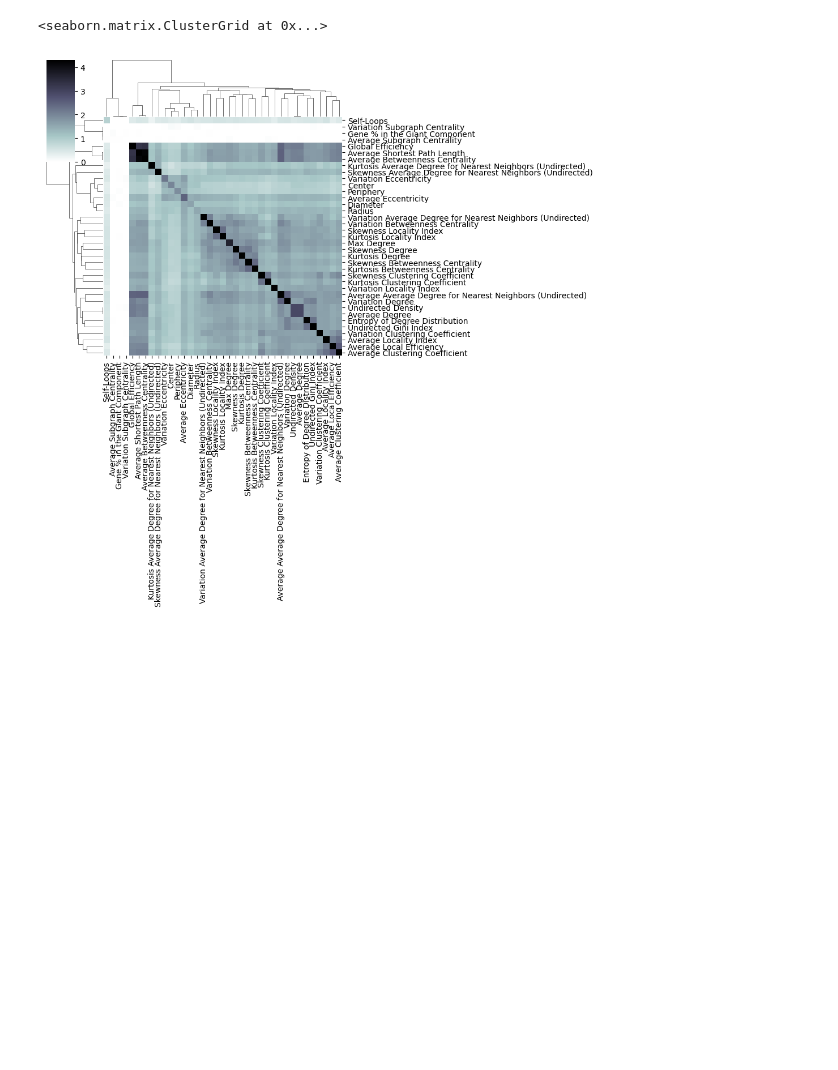
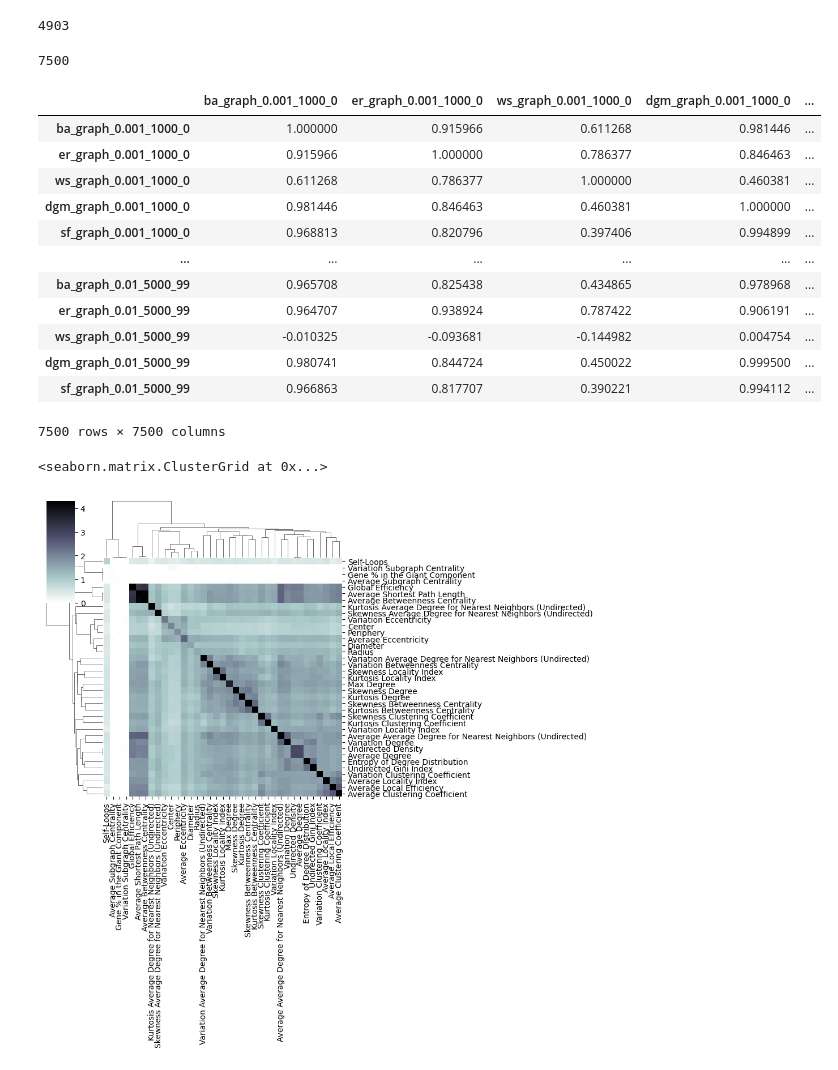
Before and after one commit to freyrelab/netective, a Jupyter notebook: Applications/synthetic_characterization.ipynb, the cells around one changed output. Saved outputs shown, nothing was run; the diff lists cells and outputs as text; code cells hidden in the pictures; blank space fills up the shorter version.

```diff
--- a/Applications/synthetic_characterization.ipynb
+++ b/Applications/synthetic_characterization.ipynb
@@ -46,0 +108,11 @@ sns.clustermap(merged_df_corr,xticklabels=True, yticklabels=True, cmap='bone_r',
+# %%
+sub_corr = merged_df[['Periphery',
+ 'Undirected Density',
+ 'Average Local Efficiency',
+ 'Average Eccentricity',
+ 'Average Degree',
+ 'Average Average Degree for Nearest Neighbors (Undirected)',
+ 'Skewness Degree',
+ 'Skewness Average Degree for Nearest Neighbors (Undirected)']].T.corr()
+
+# sns.clustermap(sub_corr,xticklabels=True, yticklabels=True, cmap='bone_r', vmin=-1, vmax=1, method='ward', metric='euclidean')
@@ -47,3 +123,27 @@ sns.clustermap(merged_df_corr,xticklabels=True, yticklabels=True, cmap='bone_r',
+# %%
+len(clusters[5])
+# %% [output]
+4903
+# %%
+sum([len(v) for k, v in clusters.items()])
+# %% [output]
+7500
+# %%
+sub_corr
+# %% [output]
+|  | ba_graph_0.001_1000_0 | er_graph_0.001_1000_0 | ws_graph_0.001_1000_0 | dgm_graph_0.001_1000_0 | ... |
+| ba_graph_0.001_1000_0 | 1.000000 | 0.915966 | 0.611268 | 0.981446 | ... |
+| er_graph_0.001_1000_0 | 0.915966 | 1.000000 | 0.786377 | 0.846463 | ... |
+| ws_graph_0.001_1000_0 | 0.611268 | 0.786377 | 1.000000 | 0.460381 | ... |
+| dgm_graph_0.001_1000_0 | 0.981446 | 0.846463 | 0.460381 | 1.000000 | ... |
+| sf_graph_0.001_1000_0 | 0.968813 | 0.820796 | 0.397406 | 0.994899 | ... |
+| ... | ... | ... | ... | ... | ... |
+| ba_graph_0.01_5000_99 | 0.965708 | 0.825438 | 0.434865 | 0.978968 | ... |
+| er_graph_0.01_5000_99 | 0.964707 | 0.938924 | 0.787422 | 0.906191 | ... |
+| ws_graph_0.01_5000_99 | -0.010325 | -0.093681 | -0.144982 | 0.004754 | ... |
+| dgm_graph_0.01_5000_99 | 0.980741 | 0.844724 | 0.450022 | 0.999500 | ... |
+| sf_graph_0.01_5000_99 | 0.966863 | 0.817707 | 0.390221 | 0.994112 | ... |
+7500 rows × 7500 columns
 # %%
 from sklearn.feature_selection import mutual_info_regression
 import pickle
```
Also changed, not shown: parts of 7 cells of this notebook, 3 other files.
